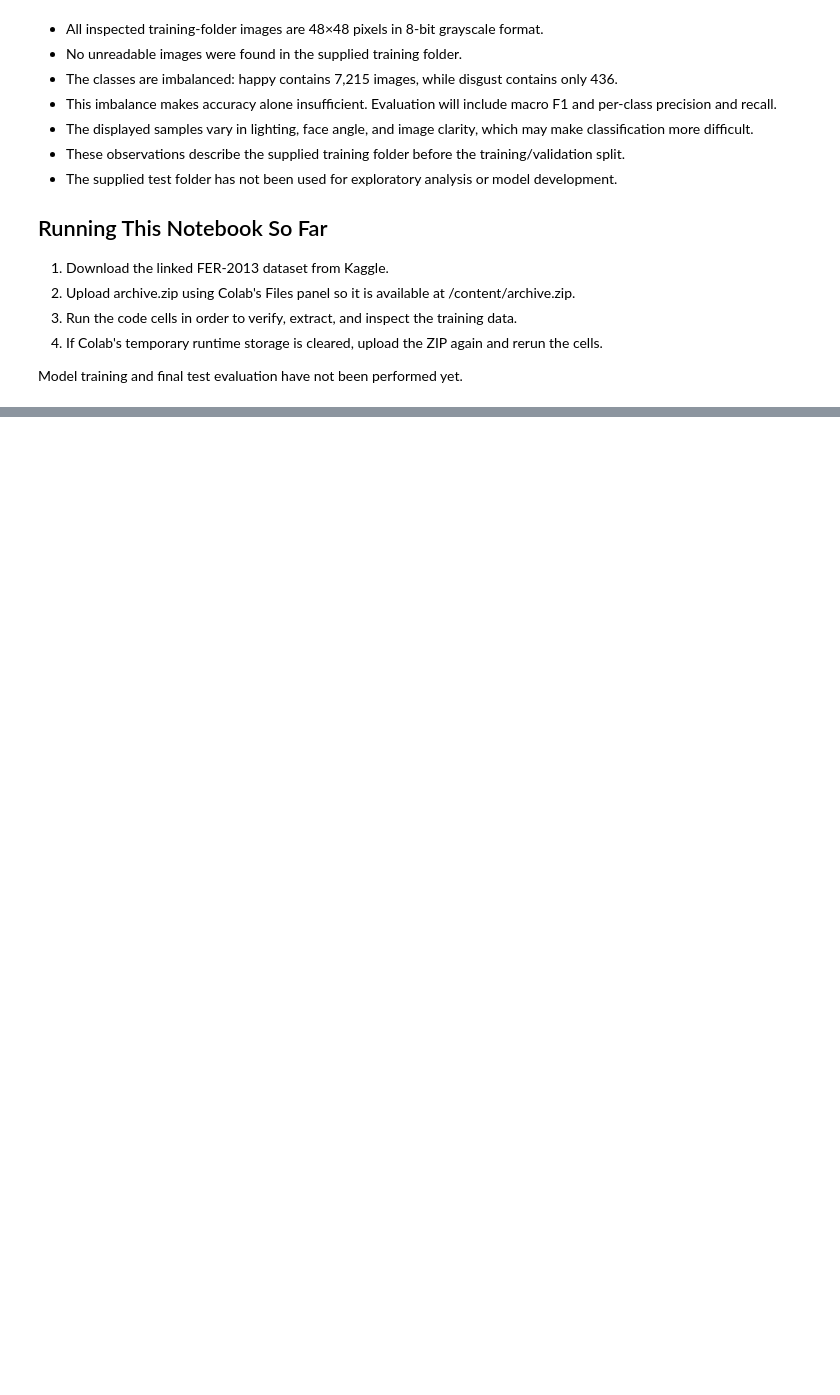
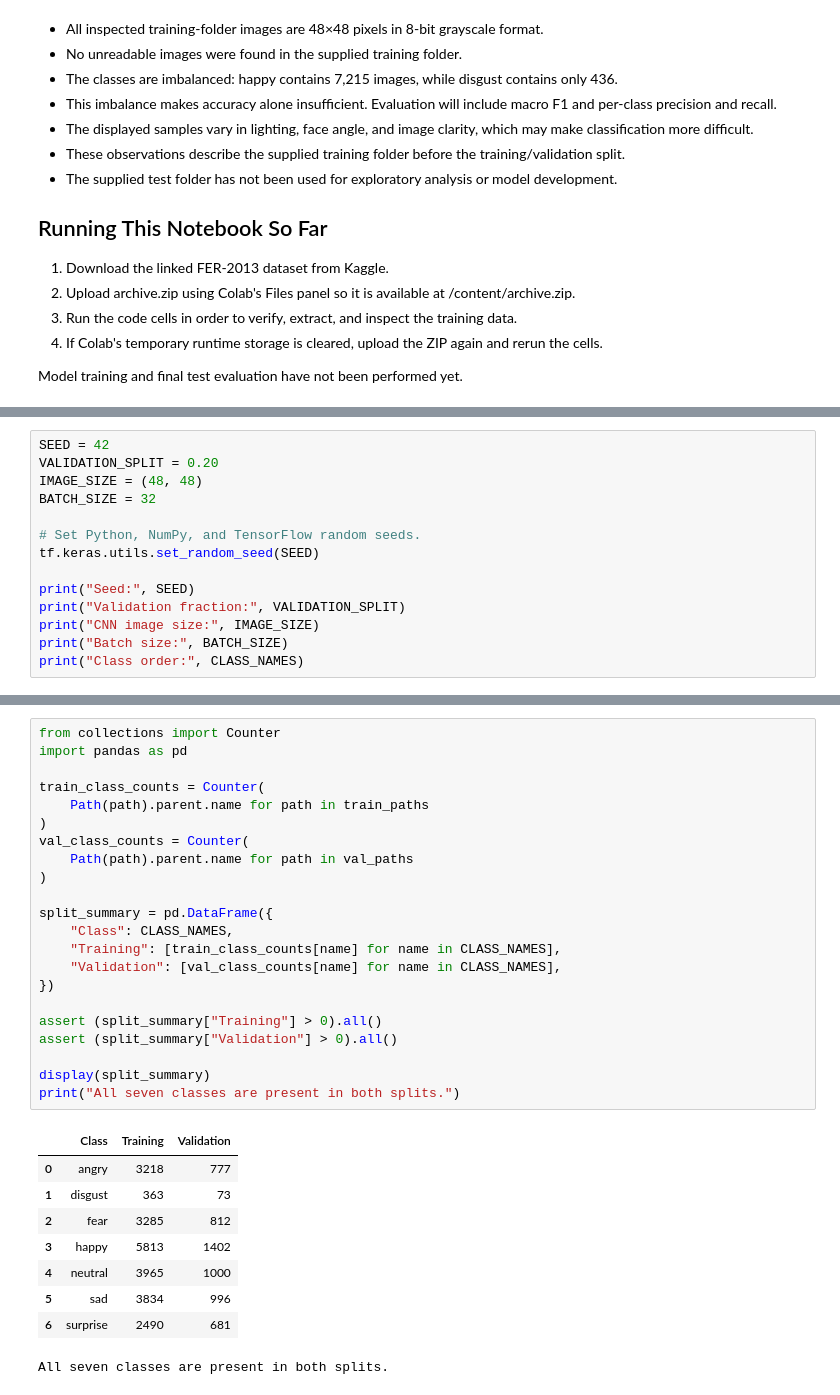
Before and after one commit to AmandaThenuwara/SE4050-Facial-Emotion-Recognition, a Jupyter notebook: notebooks/cnn/IT23175266_CNN_FER2013.ipynb, the cells around one changed output, grey strips where cells are left out. Drawn from its saved outputs; the diff is of its cells as text; blank space fills up the shorter version.

```diff
--- a/notebooks/cnn/IT23175266_CNN_FER2013.ipynb
+++ b/notebooks/cnn/IT23175266_CNN_FER2013.ipynb
@@ -200,0 +218,14 @@ Model training and final test evaluation have not been performed yet.
+# %%
+SEED = 42
+VALIDATION_SPLIT = 0.20
+IMAGE_SIZE = (48, 48)
+BATCH_SIZE = 32
+
+# Set Python, NumPy, and TensorFlow random seeds.
+tf.keras.utils.set_random_seed(SEED)
+
+print("Seed:", SEED)
+print("Validation fraction:", VALIDATION_SPLIT)
+print("CNN image size:", IMAGE_SIZE)
+print("Batch size:", BATCH_SIZE)
+print("Class order:", CLASS_NAMES)
@@ -200,0 +331,32 @@ Model training and final test evaluation have not been performed yet.
+# %%
+from collections import Counter
+import pandas as pd
+
+train_class_counts = Counter(
+    Path(path).parent.name for path in train_paths
+)
+val_class_counts = Counter(
+    Path(path).parent.name for path in val_paths
+)
+
+split_summary = pd.DataFrame({
+    "Class": CLASS_NAMES,
+    "Training": [train_class_counts[name] for name in CLASS_NAMES],
+    "Validation": [val_class_counts[name] for name in CLASS_NAMES],
+})
+
+assert (split_summary["Training"] > 0).all()
+assert (split_summary["Validation"] > 0).all()
+
+display(split_summary)
+print("All seven classes are present in both splits.")
+# %% [output]
+|  | Class | Training | Validation |
+| 0 | angry | 3218 | 777 |
+| 1 | disgust | 363 | 73 |
+| 2 | fear | 3285 | 812 |
+| 3 | happy | 5813 | 1402 |
+| 4 | neutral | 3965 | 1000 |
+| 5 | sad | 3834 | 996 |
+| 6 | surprise | 2490 | 681 |
+All seven classes are present in both splits.
```
Also changed, not shown: parts of 26 cells of this notebook.
